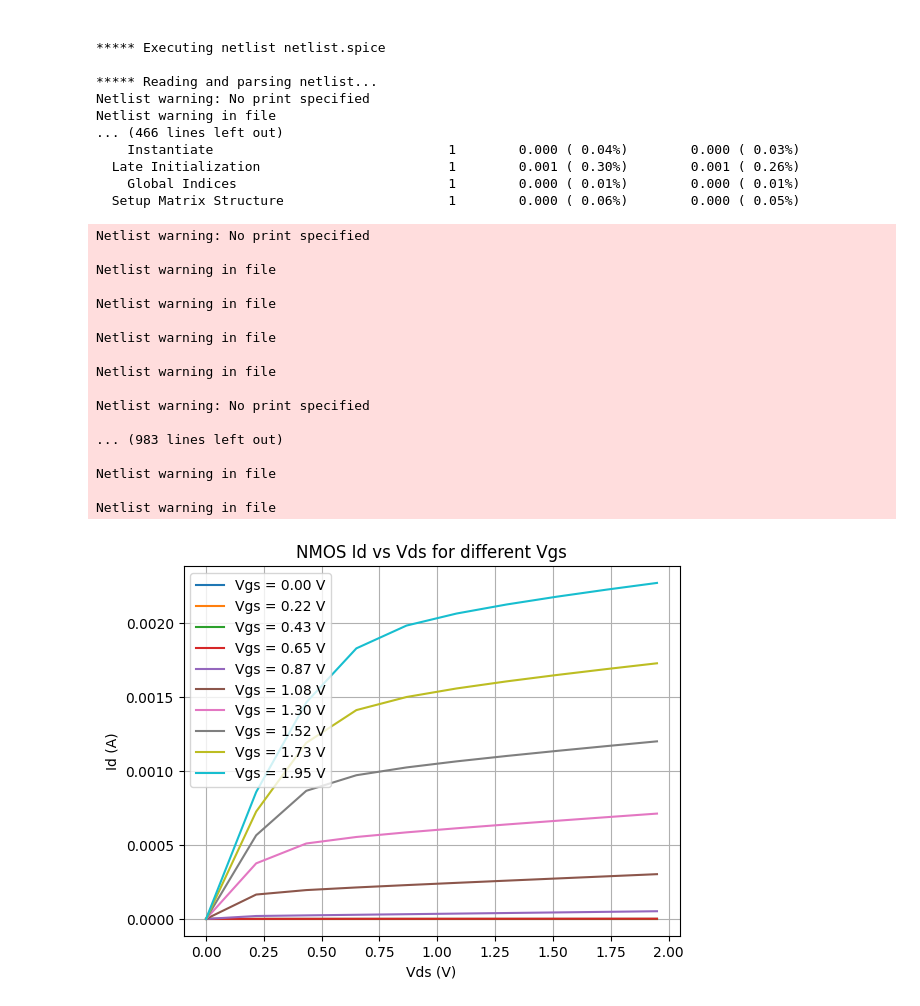
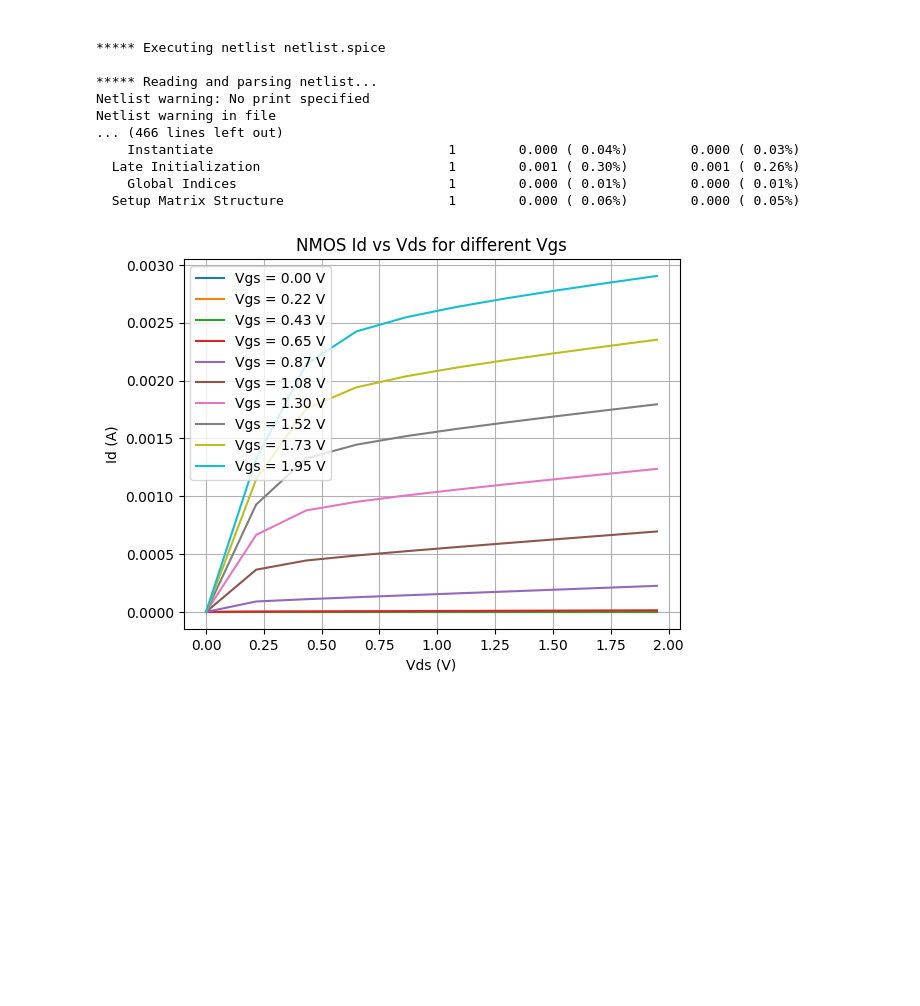
Before and after one commit to Jonas-Metzger/analog-mlp-circuit, a Jupyter notebook: sky130.ipynb, the cells around one changed output. Saved outputs shown, nothing was run; the diff lists cells and outputs as text; code cells hidden in the pictures; blank space fills up the shorter version.

```diff
--- a/sky130.ipynb
+++ b/sky130.ipynb
@@ -189,7 +189,13 @@ from PySpice.Unit import *
 import numpy as np
 # Create a minimal circuit simulation of the NMOS model
 circuit = Circuit('NMOS Characteristic Curves')
-circuit.lib(f'{CONDA_PREFIX}/share/pdk/sky130A/libs.tech/ngspice/sky130.lib.spice', 'ss')
+circuit.lib(f'/root/miniforge3/share/pdk/sky130A/libs.tech/ngspice/sky130.lib.spice', 'tt')
+# silence xyce warnings
+logging.basicConfig(filename='pyspice_warnings.log', level=logging.WARNING, format='%(asctime)s - %(name)s - %(levelname)s - %(message)s')
+pyspice_logger = logging.getLogger('PySpice')
+pyspice_logger.setLevel(logging.WARNING)
+
+
 
 
 # Define the NMOS transistor
@@ -214,48 +220,31 @@ for vgs in vgs_values:
         circuit['V2'].dc_value = vds@u_V
         simulator = circuit.simulator(simulator="xyce-parallel")
         analysis = simulator.operating_point()
         id_values[vds] = float(-analysis["rgnd"])
     results[vgs] = id_values
 
 # Plot the results
 for vgs in vgs_values:
     id_values = [results[vgs][vds] for vds in vds_values]
     plt.plot(vds_values, id_values, label=f'Vgs = {vgs:.2f} V')
 
 plt.xlabel('Vds (V)')
 plt.ylabel('Id (A)')
 plt.title('NMOS Id vs Vds for different Vgs')
 plt.legend()
 plt.grid()
 plt.show()
 
 
 for vds in vds_values:
     id_values = [results[vgs][vds] for vgs in vgs_values]
     plt.plot(vgs_values, id_values, label=f'Vds = {vds:.2f} V')
 
 plt.xlabel('Vgs (V)')
 plt.ylabel('Id (A)')
 plt.title('NMOS Id vs Vgs for different Vds')
 plt.legend()
 plt.grid()
 plt.show()
 # %% [output]
-Netlist warning: No print specified
-
-Netlist warning in file
-
-Netlist warning in file
-
-Netlist warning in file
-
-Netlist warning in file
-
-Netlist warning: No print specified
-
-... (983 lines left out)
-
-Netlist warning in file
-
-Netlist warning in file
-[figure, old version]
+[figure, new version]
```
Also changed, not shown: parts of 11 cells of this notebook, 4 other files.
